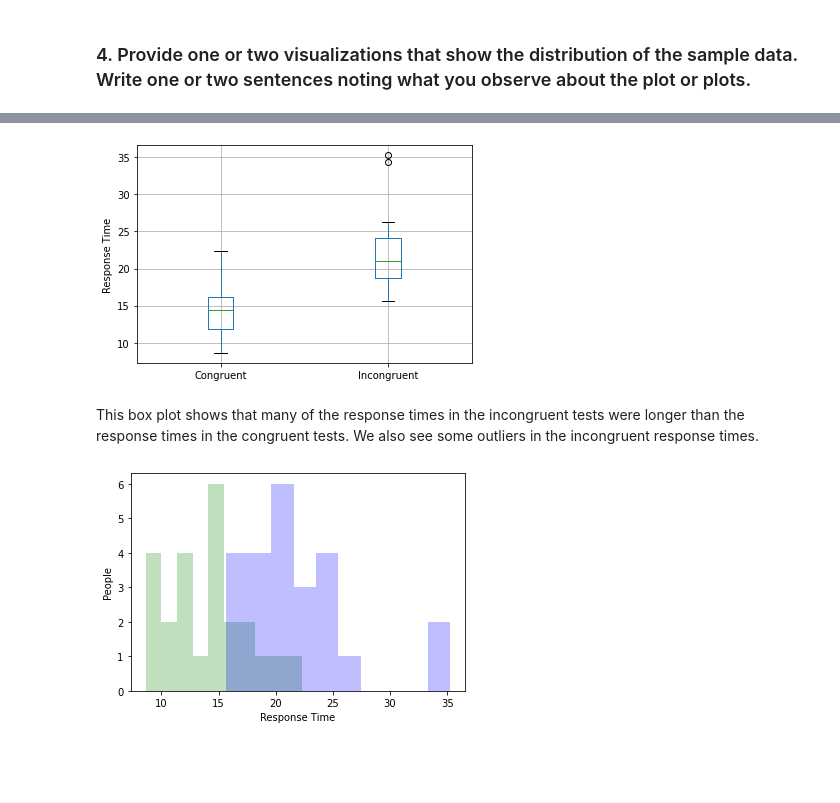
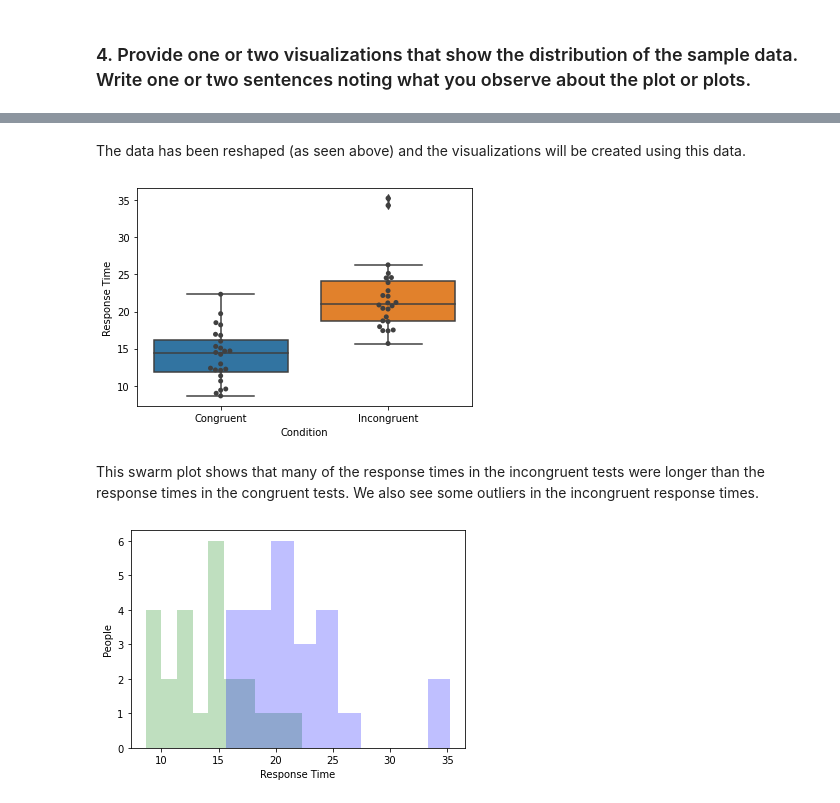
Before and after one commit to misterpsmith/wgu-c749, a Jupyter notebook: test-a-perceptual-phenomenon-stroop-effect/stroop-effect.ipynb, the cells around one changed output, grey strips where cells are left out. Drawn from its saved outputs; the diff is of its cells as text; code cells hidden in the pictures; blank space fills up the shorter version.

```diff
--- a/test-a-perceptual-phenomenon-stroop-effect/stroop-effect.ipynb
+++ b/test-a-perceptual-phenomenon-stroop-effect/stroop-effect.ipynb
@@ -113,0 +151,17 @@ The data is not centered around the median so it has a good spread.
+# %%
+# Reshape data prior to analysis.
+
+# Convert index into participant_id.
+stroop_data_df.reset_index(level = 0, inplace = True)
+stroop_data_df['participant_id'] = stroop_data_df['index'] + 1
+del stroop_data_df['index']
+
+# Convert data frame into long format.
+stroop_data = pd.melt(stroop_data_df,
+                     id_vars = 'participant_id',
+                     value_vars = ['Congruent', 'Incongruent'],
+                     var_name = 'condition_type',
+                     value_name = 'response_time')
+
+# Show the reshaped data.
+print(stroop_data)
@@ -114,12 +186,25 @@ The data is not centered around the median so it has a good spread.
+# %% [markdown]
+The data has been reshaped (as seen above) and the visualizations will be created using this data.
 # %%
+# Load the seaborn visualization library (considered a superset of the matplotlib library).
+import seaborn as sb
+
+# Load the matplotlib visualization library.
 import matplotlib.pyplot as plot
 
 # Plot a box plot to show the two sets of data on the same graph.
-stroop_data_df.boxplot()
-plot.ylabel('Response Time')
+boxplot = sb.boxplot(x = "condition_type", y = "response_time", data = stroop_data)
+
+# Plot a swarm plot on top of the box plot.
+swarmplot = sb.swarmplot(x = "condition_type", y = "response_time", data = stroop_data, color = '0.25')
+
+# Set the x and y axes labels.
+swarmplot.set(xlabel = 'Condition', ylabel = 'Response Time')
+
+# Display the graph.
 plot.show()
 # %% [output]
-[figure, old version]
+[figure, new version]
 # %% [markdown]
-This box plot shows that many of the response times in the incongruent tests were longer than the response times in the congruent tests. We also see some outliers in the incongruent response times.
+This swarm plot shows that many of the response times in the incongruent tests were longer than the response times in the congruent tests. We also see some outliers in the incongruent response times.
 # %%
```
Also changed, not shown: parts of 22 cells of this notebook.
